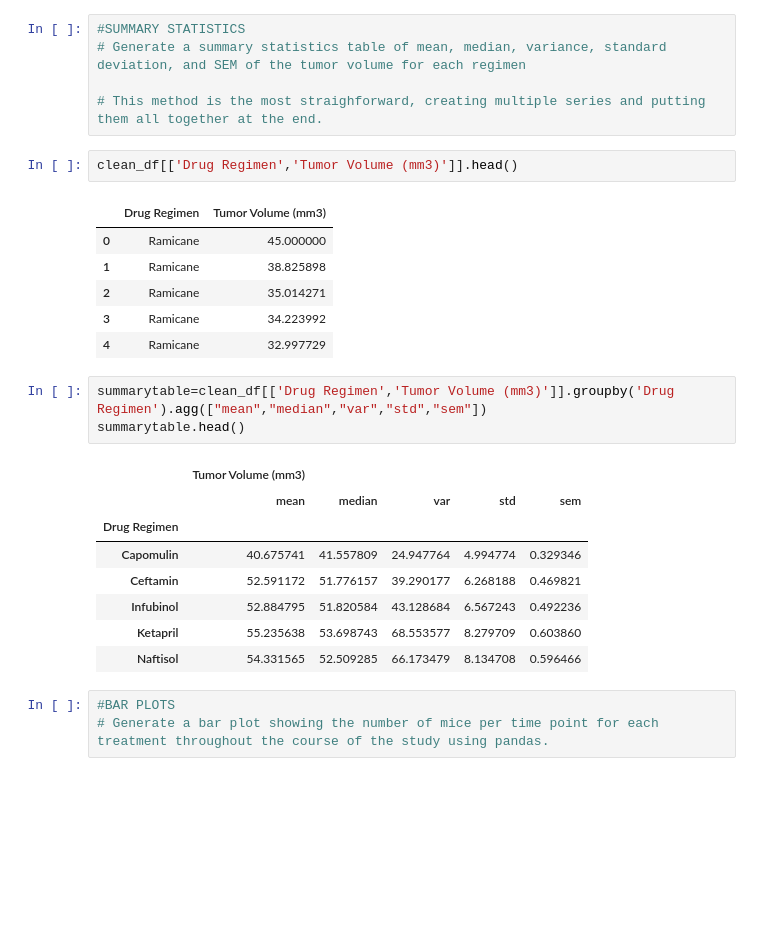
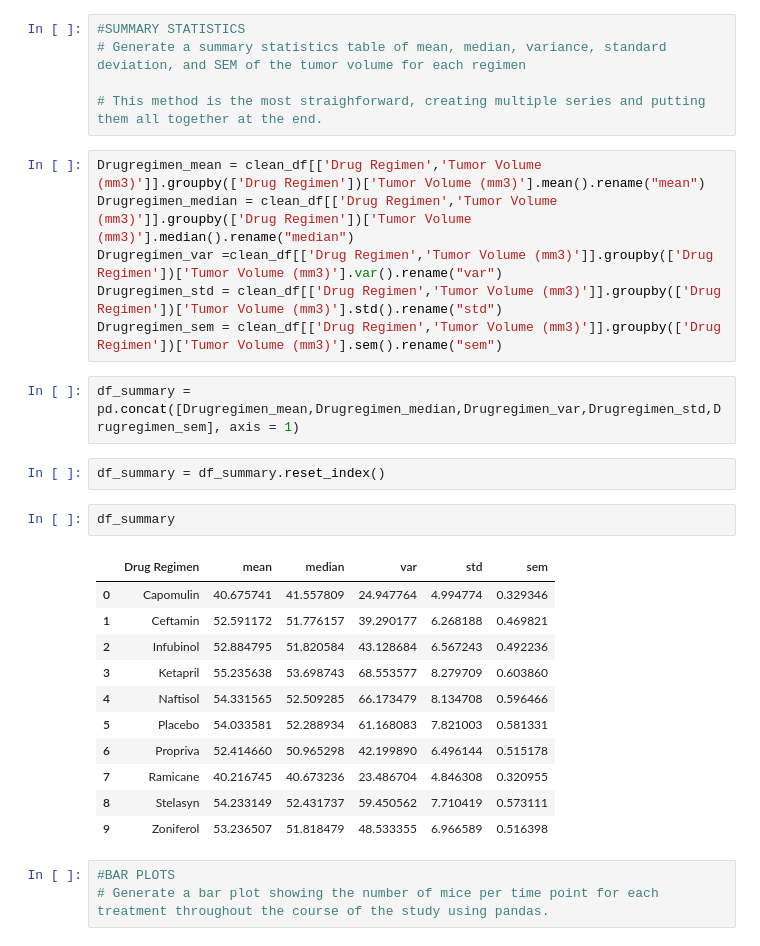
Before and after one commit to radhadevulapally/matplotlib_challenge, a Jupyter notebook: Main.ipynb, the cells around one changed output. Drawn from its saved outputs; the diff is of its cells as text; blank space fills up the shorter version.

```diff
--- a/Main.ipynb
+++ b/Main.ipynb
@@ -62,27 +62,30 @@ mice_num
 # Generate a summary statistics table of mean, median, variance, standard deviation, and SEM of the tumor volume for each regimen
 
 # This method is the most straighforward, creating multiple series and putting them all together at the end.
-# %%
-clean_df[['Drug Regimen','Tumor Volume (mm3)']].head()
-# %% [output]
-|  | Drug Regimen | Tumor Volume (mm3) |
-| 0 | Ramicane | 45.000000 |
-| 1 | Ramicane | 38.825898 |
-| 2 | Ramicane | 35.014271 |
-| 3 | Ramicane | 34.223992 |
-| 4 | Ramicane | 32.997729 |
-# %%
-summarytable=clean_df[['Drug Regimen','Tumor Volume (mm3)']].groupby('Drug Regimen').agg(["mean","median","var","std","sem"])
-summarytable.head()
-# %% [output]
-|  | Tumor Volume (mm3) |  |  |  |  |
-|  | mean | median | var | std | sem |
-| Drug Regimen |  |  |  |  |  |
-| Capomulin | 40.675741 | 41.557809 | 24.947764 | 4.994774 | 0.329346 |
-| Ceftamin | 52.591172 | 51.776157 | 39.290177 | 6.268188 | 0.469821 |
-| Infubinol | 52.884795 | 51.820584 | 43.128684 | 6.567243 | 0.492236 |
-| Ketapril | 55.235638 | 53.698743 | 68.553577 | 8.279709 | 0.603860 |
-| Naftisol | 54.331565 | 52.509285 | 66.173479 | 8.134708 | 0.596466 |
+# %%
+Drugregimen_mean = clean_df[['Drug Regimen','Tumor Volume (mm3)']].groupby(['Drug Regimen'])['Tumor Volume (mm3)'].mean().rename("mean")
+Drugregimen_median = clean_df[['Drug Regimen','Tumor Volume (mm3)']].groupby(['Drug Regimen'])['Tumor Volume (mm3)'].median().rename("median")
+Drugregimen_var =clean_df[['Drug Regimen','Tumor Volume (mm3)']].groupby(['Drug Regimen'])['Tumor Volume (mm3)'].var().rename("var")
+Drugregimen_std = clean_df[['Drug Regimen','Tumor Volume (mm3)']].groupby(['Drug Regimen'])['Tumor Volume (mm3)'].std().rename("std")
+Drugregimen_sem = clean_df[['Drug Regimen','Tumor Volume (mm3)']].groupby(['Drug Regimen'])['Tumor Volume (mm3)'].sem().rename("sem")
+# %%
+df_summary = pd.concat([Drugregimen_mean,Drugregimen_median,Drugregimen_var,Drugregimen_std,Drugregimen_sem], axis = 1)
+# %%
+df_summary = df_summary.reset_index()
+# %%
+df_summary
+# %% [output]
+|  | Drug Regimen | mean | median | var | std | sem |
+| 0 | Capomulin | 40.675741 | 41.557809 | 24.947764 | 4.994774 | 0.329346 |
+| 1 | Ceftamin | 52.591172 | 51.776157 | 39.290177 | 6.268188 | 0.469821 |
+| 2 | Infubinol | 52.884795 | 51.820584 | 43.128684 | 6.567243 | 0.492236 |
+| 3 | Ketapril | 55.235638 | 53.698743 | 68.553577 | 8.279709 | 0.603860 |
+| 4 | Naftisol | 54.331565 | 52.509285 | 66.173479 | 8.134708 | 0.596466 |
+| 5 | Placebo | 54.033581 | 52.288934 | 61.168083 | 7.821003 | 0.581331 |
+| 6 | Propriva | 52.414660 | 50.965298 | 42.199890 | 6.496144 | 0.515178 |
+| 7 | Ramicane | 40.216745 | 40.673236 | 23.486704 | 4.846308 | 0.320955 |
+| 8 | Stelasyn | 54.233149 | 52.431737 | 59.450562 | 7.710419 | 0.573111 |
+| 9 | Zoniferol | 53.236507 | 51.818479 | 48.533355 | 6.966589 | 0.516398 |
 # %%
 #BAR PLOTS
 # Generate a bar plot showing the number of mice per time point for each treatment throughout the course of the study using pandas.
```
Also changed, not shown: parts of 3 cells of this notebook, 1 other file.
